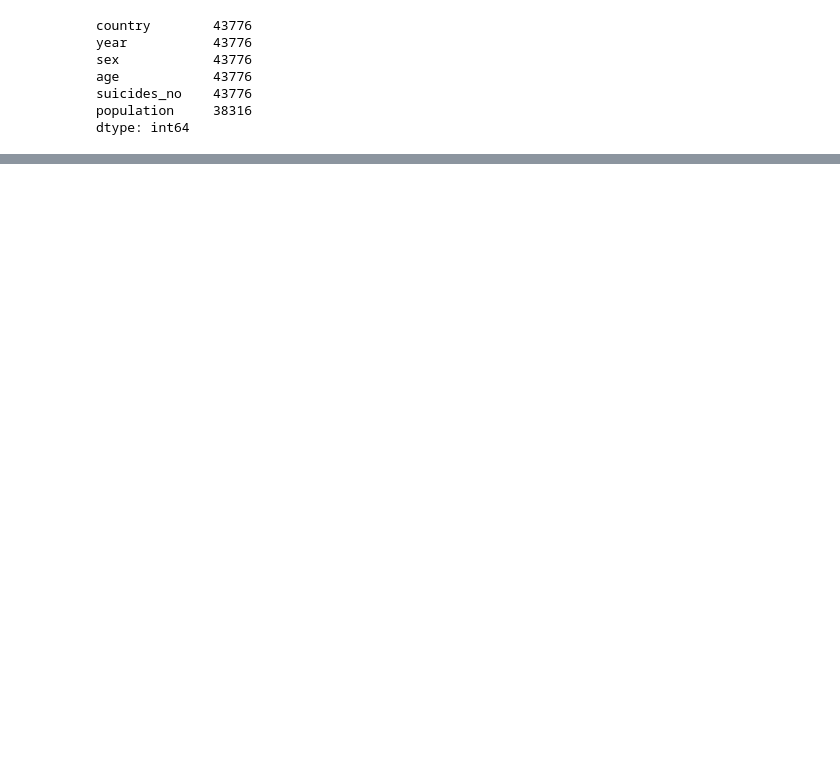
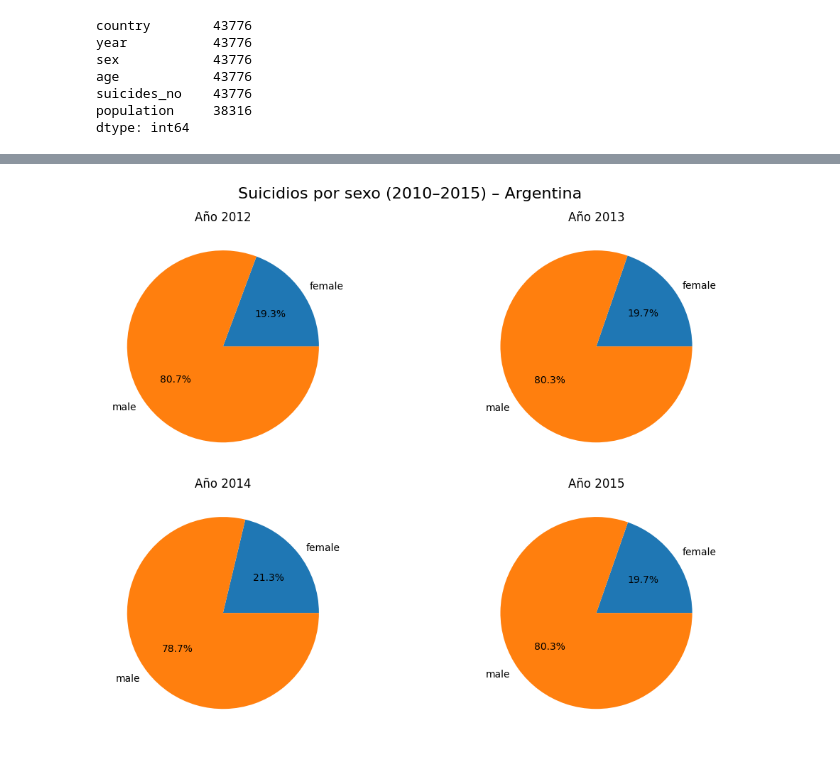
Before and after one commit to vicenadm04/suicidios, a Jupyter notebook: suicide_statics.ipynb, the cells around one changed output, grey strips where cells are left out. Cells and saved outputs as stored; diff of their text form; code cells hidden in the pictures; blank space fills up the shorter version.

```diff
--- a/suicide_statics.ipynb
+++ b/suicide_statics.ipynb
@@ -53,0 +77,20 @@ plt.show()
+# %%
+#Un gráfico circular para varios años. Esto no es tan bueno
+filtro_2010_2016 = (data['year'] >=2010) &  (data['year']<=2015) & (data['country']== 'Argentina')
+tabla = (data[filtro_2010_2016].groupby(['year','sex'])['suicides_no'].sum().unstack().fillna(0).sort_index() )
+
+anios = range(2012,2016)
+fia, axes = plt.subplots(2,2, figsize =(12,8))
+for ax, anio in zip(axes.flat,anios):
+    valores = tabla.loc[anio]
+    ax.pie(
+        valores.values,
+        labels=valores.index,
+        autopct='%1.1f%%'
+    )
+    ax.set_title(f"Año {anio}")
+plt.suptitle("Suicidios por sexo (2010–2015) – Argentina", fontsize=16)
+plt.tight_layout()
+plt.show()
+# %% [output]
+[figure, added]
```
Also changed, not shown: parts of 8 cells of this notebook.
